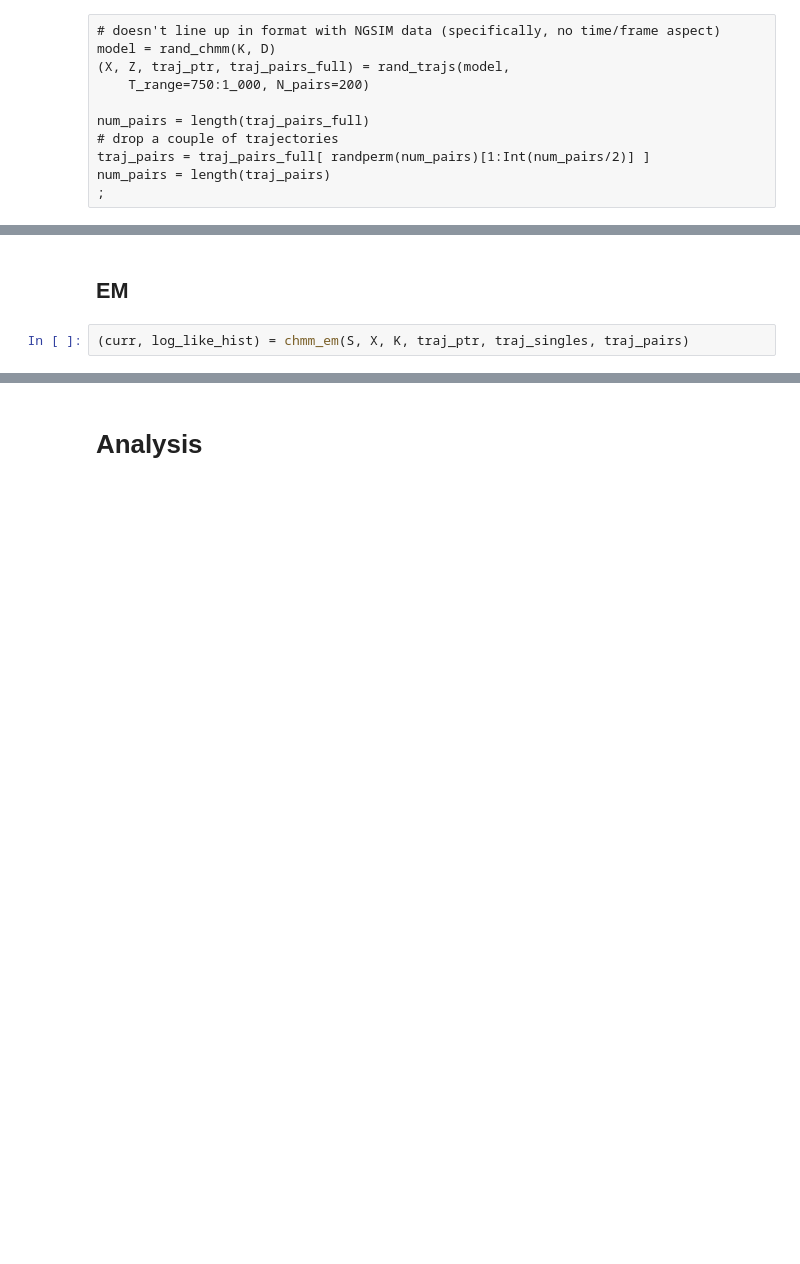
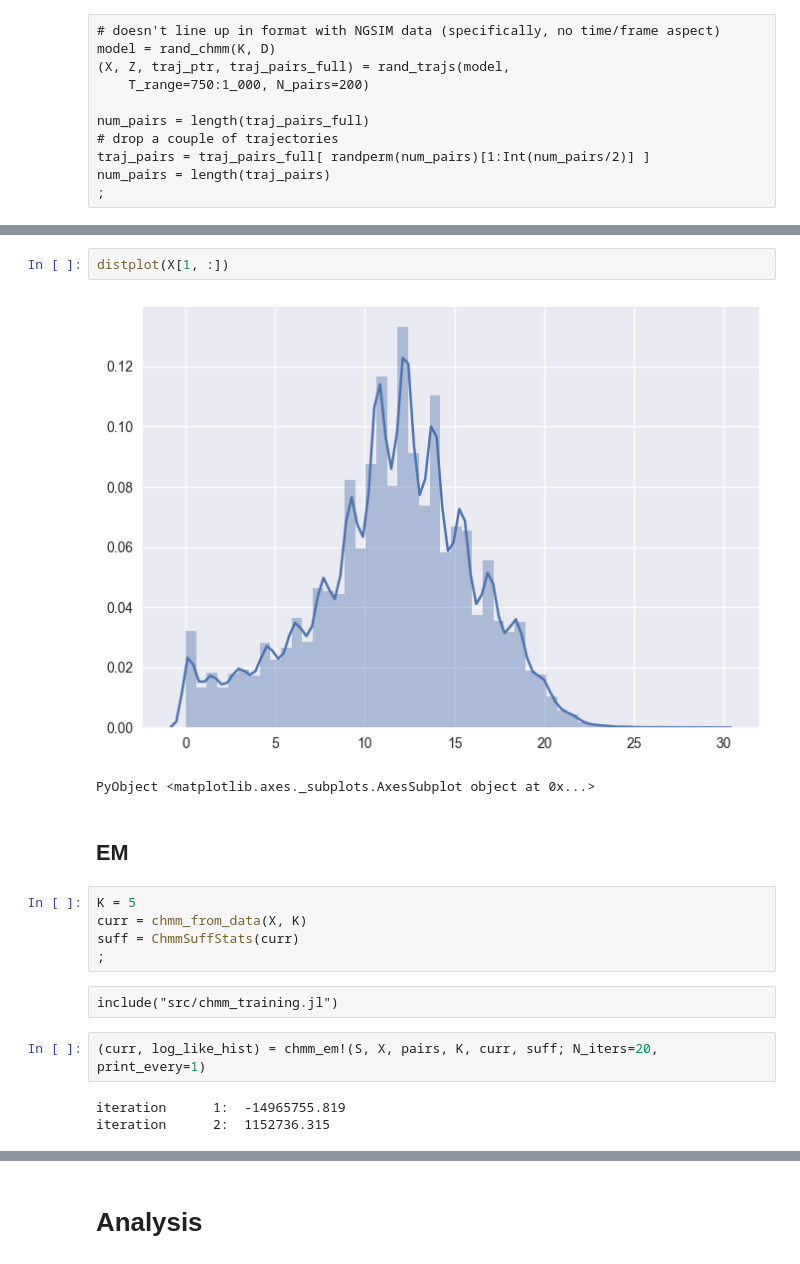
Before and after one commit to hamzaelsaawy/chmms, a Jupyter notebook: chmm.ipynb, the cells around one changed output, grey strips where cells are left out. Saved outputs shown, nothing was run; the diff lists cells and outputs as text; blank space fills up the shorter version.

```diff
--- a/chmm.ipynb
+++ b/chmm.ipynb
@@ -59,7 +53,22 @@ suff = ChmmSuffStats(curr)
+# %%
+distplot(X[1, :])
+# %% [output]
+[figure, added]
+PyObject <matplotlib.axes._subplots.AxesSubplot object at 0x...>
 # %% [markdown]
 ## EM
+# %%
+K = 5
+curr = chmm_from_data(X, K)
+suff = ChmmSuffStats(curr)
+;
+# %% [raw]
+include("src/chmm_training.jl")
 # %%
-(curr, log_like_hist) = chmm_em(S, X, K, traj_ptr, traj_singles, traj_pairs)
+(curr, log_like_hist) = chmm_em!(S, X, pairs, K, curr, suff; N_iters=20, print_every=1)
+# %% [output]
+iteration      1:  -14965755.819
+iteration      2:  1152736.315
 # %%
 plot(log_like_hist)
 # %% [output]
```
Also changed, not shown: parts of 8 cells of this notebook, 1 other file.
